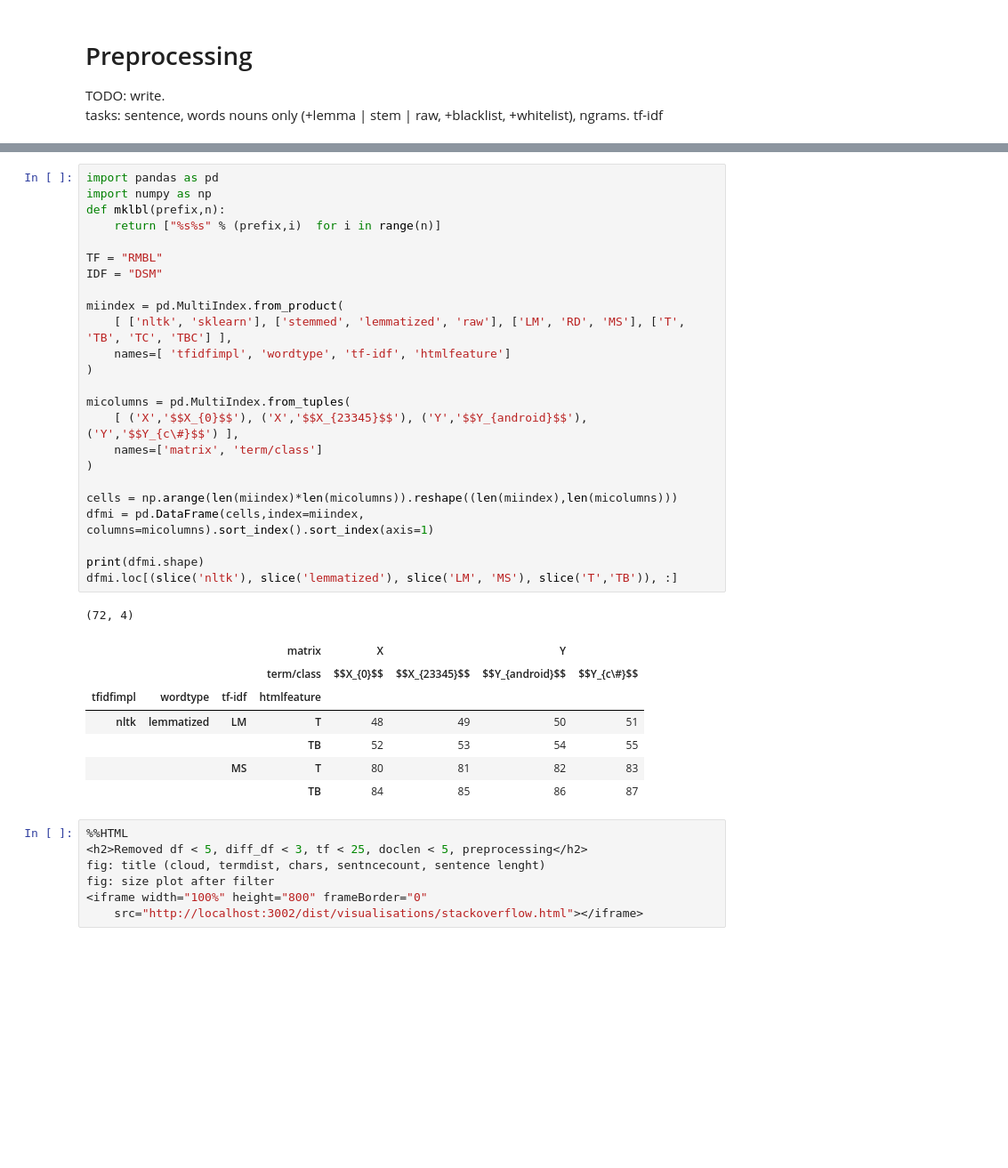
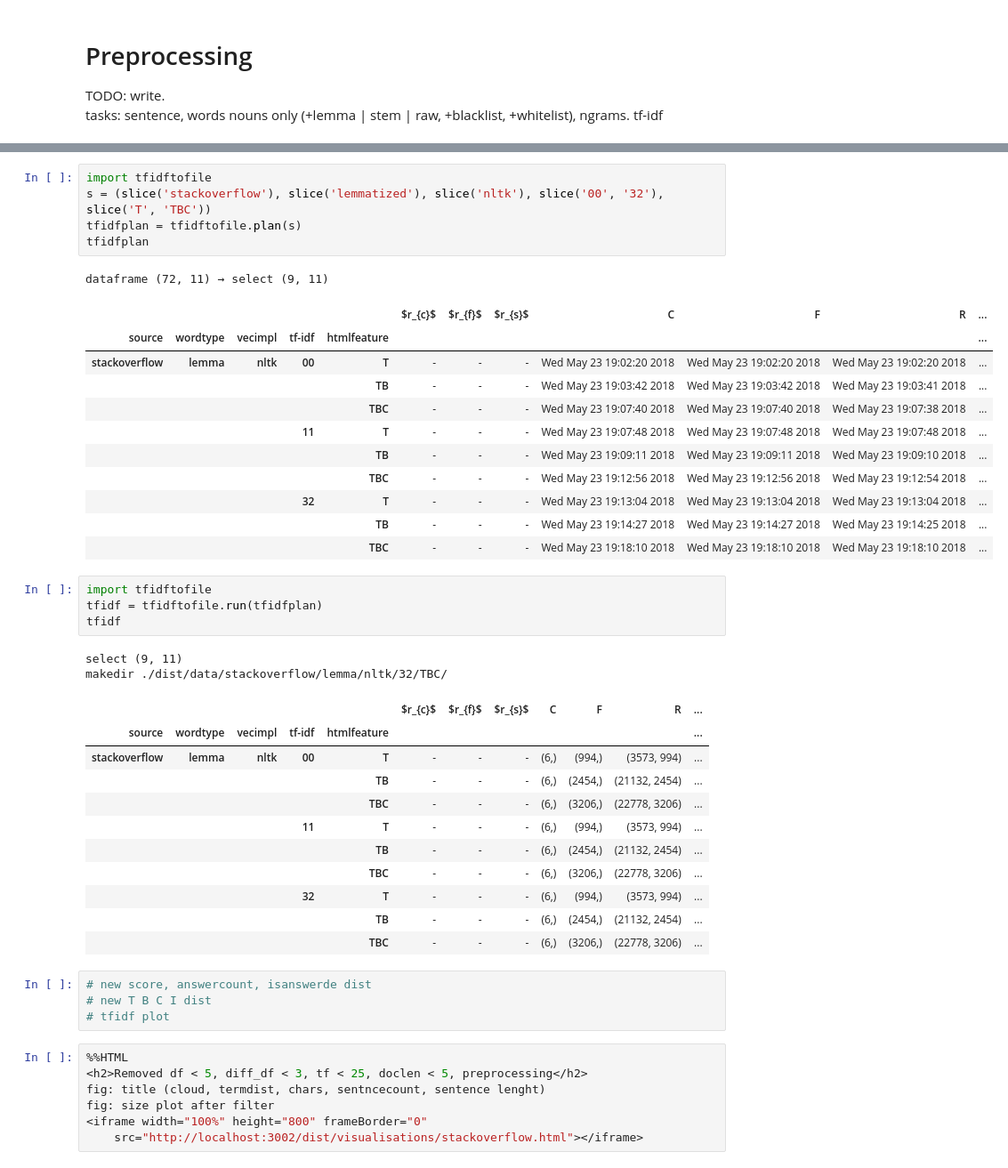
Before and after one commit to glouwa/StackOverflowTopicClustering, a Jupyter notebook: main.ipynb, the cells around one changed output, grey strips where cells are left out. Shown: that part at 89% size. Saved outputs shown, nothing was run; the diff lists cells and outputs as text; blank space fills up the shorter version.

Commit message:
plan

```diff
--- a/main.ipynb
+++ b/main.ipynb
@@ -163,36 +92,43 @@ stackoverflow/ nltk/   lemmatized/ C00/   T            0.0  0.0  0.0  0.0
-# %%
-import pandas as pd
-import numpy as np
-def mklbl(prefix,n):
-    return ["%s%s" % (prefix,i)  for i in range(n)]
-
-TF = "RMBL"
-IDF = "DSM"
-
-miindex = pd.MultiIndex.from_product(
-    [ ['nltk', 'sklearn'], ['stemmed', 'lemmatized', 'raw'], ['LM', 'RD', 'MS'], ['T', 'TB', 'TC', 'TBC'] ],
-    names=[ 'tfidfimpl', 'wordtype', 'tf-idf', 'htmlfeature']
-)
-
-micolumns = pd.MultiIndex.from_tuples(
-    [ ('X','$$X_{0}$$'), ('X','$$X_{23345}$$'), ('Y','$$Y_{android}$$'), ('Y','$$Y_{c\#}$$') ],
-    names=['matrix', 'term/class']
-)
-
-cells = np.arange(len(miindex)*len(micolumns)).reshape((len(miindex),len(micolumns)))
-dfmi = pd.DataFrame(cells,index=miindex, columns=micolumns).sort_index().sort_index(axis=1)
-
-print(dfmi.shape)
-dfmi.loc[(slice('nltk'), slice('lemmatized'), slice('LM', 'MS'), slice('T','TB')), :]
-# %% [output]
-(72, 4)
-|  |  |  | matrix | X |  | Y |  |
-|  |  |  | term/class | $$X_{0}$$ | $$X_{23345}$$ | $$Y_{android}$$ | $$Y_{c\#}$$ |
-| tfidfimpl | wordtype | tf-idf | htmlfeature |  |  |  |  |
-| nltk | lemmatized | LM | T | 48 | 49 | 50 | 51 |
-|  |  |  | TB | 52 | 53 | 54 | 55 |
-|  |  | MS | T | 80 | 81 | 82 | 83 |
-|  |  |  | TB | 84 | 85 | 86 | 87 |
+# %%
+import tfidftofile
+s = (slice('stackoverflow'), slice('lemmatized'), slice('nltk'), slice('00', '32'), slice('T', 'TBC'))
+tfidfplan = tfidftofile.plan(s)
+tfidfplan
+# %% [output]
+dataframe (72, 11) → select (9, 11)
+|  |  |  |  |  | $r_{c}$ | $r_{f}$ | $r_{s}$ | C | F | R | ... |
+| source | wordtype | vecimpl | tf-idf | htmlfeature |  |  |  |  |  |  | ... |
+| stackoverflow | lemma | nltk | 00 | T | - | - | - | Wed May 23 19:02:20 2018 | Wed May 23 19:02:20 2018 | Wed May 23 19:02:20 2018 | ... |
+|  |  |  |  | TB | - | - | - | Wed May 23 19:03:42 2018 | Wed May 23 19:03:42 2018 | Wed May 23 19:03:41 2018 | ... |
+|  |  |  |  | TBC | - | - | - | Wed May 23 19:07:40 2018 | Wed May 23 19:07:40 2018 | Wed May 23 19:07:38 2018 | ... |
+|  |  |  | 11 | T | - | - | - | Wed May 23 19:07:48 2018 | Wed May 23 19:07:48 2018 | Wed May 23 19:07:48 2018 | ... |
+|  |  |  |  | TB | - | - | - | Wed May 23 19:09:11 2018 | Wed May 23 19:09:11 2018 | Wed May 23 19:09:10 2018 | ... |
+|  |  |  |  | TBC | - | - | - | Wed May 23 19:12:56 2018 | Wed May 23 19:12:56 2018 | Wed May 23 19:12:54 2018 | ... |
+|  |  |  | 32 | T | - | - | - | Wed May 23 19:13:04 2018 | Wed May 23 19:13:04 2018 | Wed May 23 19:13:04 2018 | ... |
+|  |  |  |  | TB | - | - | - | Wed May 23 19:14:27 2018 | Wed May 23 19:14:27 2018 | Wed May 23 19:14:25 2018 | ... |
+|  |  |  |  | TBC | - | - | - | Wed May 23 19:18:10 2018 | Wed May 23 19:18:10 2018 | Wed May 23 19:18:10 2018 | ... |
+# %%
+import tfidftofile
+tfidf = tfidftofile.run(tfidfplan)
+tfidf
+# %% [output]
+select (9, 11)
+makedir ./dist/data/stackoverflow/lemma/nltk/32/TBC/
+|  |  |  |  |  | $r_{c}$ | $r_{f}$ | $r_{s}$ | C | F | R | ... |
+| source | wordtype | vecimpl | tf-idf | htmlfeature |  |  |  |  |  |  | ... |
+| stackoverflow | lemma | nltk | 00 | T | - | - | - | (6,) | (994,) | (3573, 994) | ... |
+|  |  |  |  | TB | - | - | - | (6,) | (2454,) | (21132, 2454) | ... |
+|  |  |  |  | TBC | - | - | - | (6,) | (3206,) | (22778, 3206) | ... |
+|  |  |  | 11 | T | - | - | - | (6,) | (994,) | (3573, 994) | ... |
+|  |  |  |  | TB | - | - | - | (6,) | (2454,) | (21132, 2454) | ... |
+|  |  |  |  | TBC | - | - | - | (6,) | (3206,) | (22778, 3206) | ... |
+|  |  |  | 32 | T | - | - | - | (6,) | (994,) | (3573, 994) | ... |
+|  |  |  |  | TB | - | - | - | (6,) | (2454,) | (21132, 2454) | ... |
+|  |  |  |  | TBC | - | - | - | (6,) | (3206,) | (22778, 3206) | ... |
+# %%
+# new score, answercount, isanswerde dist
+# new T B C I dist
+# tfidf plot
 # %%
 %%HTML
 <h2>Removed df < 5, diff_df < 3, tf < 25, doclen < 5, preprocessing</h2>
```
Also changed, not shown: parts of 10 cells of this notebook, 4 other files.
